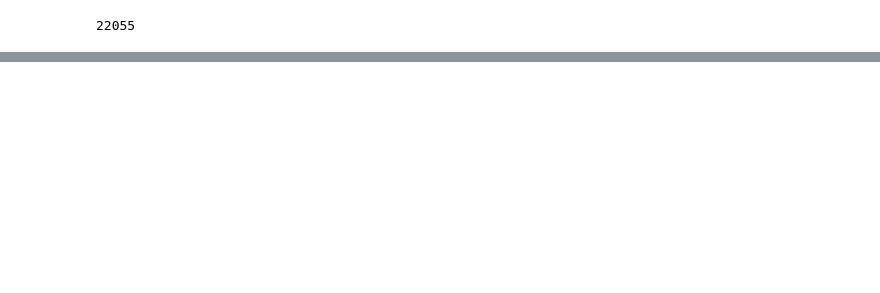
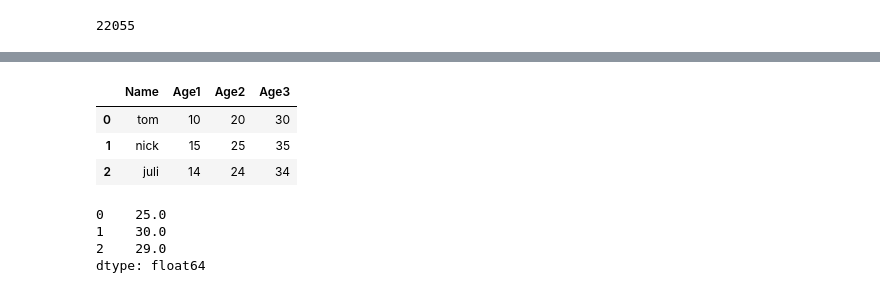
Before and after one commit to FranciscoPereira9/FEUP_IART, a Jupyter notebook: EuropeanSoccerDatabaseReg/OriginalDatabase/Pre-Processing.ipynb, the cells around one changed output, grey strips where cells are left out. Saved outputs shown, nothing was run; the diff lists cells and outputs as text; code cells hidden in the pictures; blank space fills up the shorter version.

```diff
--- a/EuropeanSoccerDatabaseReg/OriginalDatabase/Pre-Processing.ipynb
+++ b/EuropeanSoccerDatabaseReg/OriginalDatabase/Pre-Processing.ipynb
@@ -335,0 +380,15 @@ IndexError: list index out of range
+# %%
+ls = [['tom', 10, 20, 30], ['nick', 15, 25, 35], ['juli', 14, 24, 34]]
+df = pd.DataFrame(ls, columns = ['Name', 'Age1', 'Age2', 'Age3'])
+
+display(df)
+df[['Age2', 'Age3']].mean(axis = 1)
+# %% [output]
+|  | Name | Age1 | Age2 | Age3 |
+| 0 | tom | 10 | 20 | 30 |
+| 1 | nick | 15 | 25 | 35 |
+| 2 | juli | 14 | 24 | 34 |
+0    25.0
+1    30.0
+2    29.0
+dtype: float64
```
Also changed, not shown: parts of 8 cells of this notebook, 1 other file.
